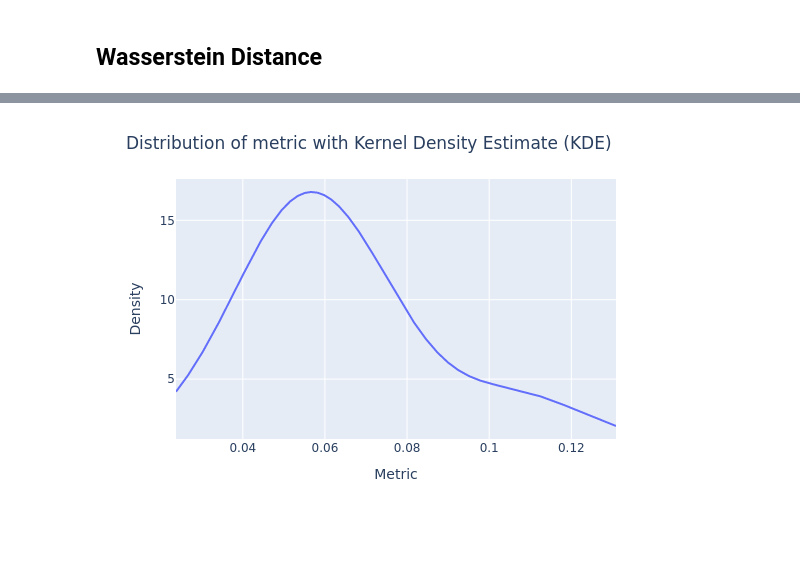
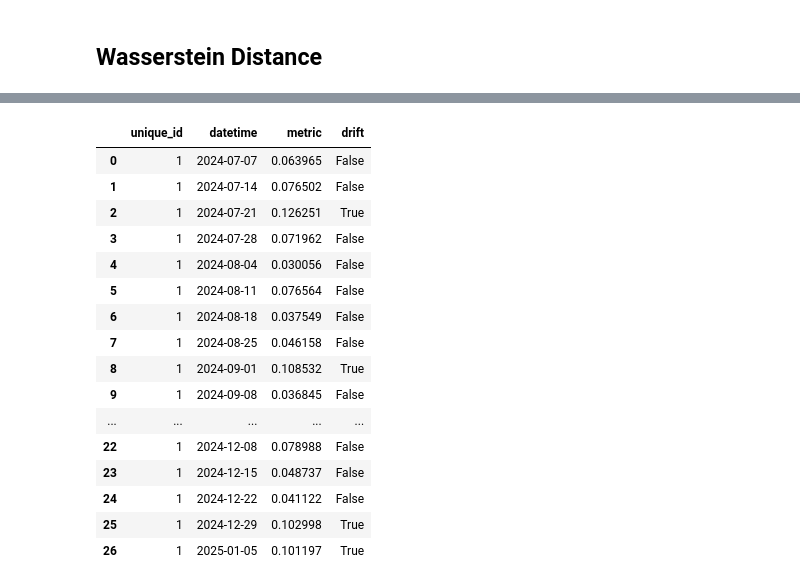
Before and after one commit to HeyLucasLeao/tinyshift, a Jupyter notebook: tinyshift/examples/tracker.ipynb, the cells around one changed output, grey strips where cells are left out. Cells and saved outputs as stored; diff of their text form; code cells hidden in the pictures; blank space fills up the shorter version.

```diff
--- a/tinyshift/examples/tracker.ipynb
+++ b/tinyshift/examples/tracker.ipynb
@@ -215,7 +204,23 @@ def percentile_threshold(data: pd.DataFrame):
+# %%
+ws = ConDrift(df_reference, func="ws", freq="W", drift_limit="auto", id_col="unique_id", target_col="feature_1", time_col="datetime")
 # %%
-df_grouped = df_reference.groupby(pd.Grouper(key="datetime", freq="W"))["feature_1"].apply(np.asarray)
-ws = ContinuousDriftTracker(df_grouped, func="ws", drift_limit="auto", confidence_interval=True, cumulative=True)
+df_grouped = df_test.groupby(pd.Grouper(key="datetime", freq="W"))["feature_1"].apply(np.asarray)
+ws.predict(df_test, id_col="unique_id", target_col="feature_1", time_col="datetime")
+# %% [output]
+|  | unique_id | datetime | metric | drift |
+| 0 | 1 | 2024-07-07 | 0.063965 | False |
+| 1 | 1 | 2024-07-14 | 0.076502 | False |
+| 2 | 1 | 2024-07-21 | 0.126251 | True |
+| 3 | 1 | 2024-07-28 | 0.071962 | False |
+| 4 | 1 | 2024-08-04 | 0.030056 | False |
+| 5 | 1 | 2024-08-11 | 0.076564 | False |
+| 6 | 1 | 2024-08-18 | 0.037549 | False |
+| 7 | 1 | 2024-08-25 | 0.046158 | False |
+| 8 | 1 | 2024-09-01 | 0.108532 | True |
+| 9 | 1 | 2024-09-08 | 0.036845 | False |
+| ... | ... | ... | ... | ... |
+| 22 | 1 | 2024-12-08 | 0.078988 | False |
+| 23 | 1 | 2024-12-15 | 0.048737 | False |
+| 24 | 1 | 2024-12-22 | 0.041122 | False |
+| 25 | 1 | 2024-12-29 | 0.102998 | True |
+| 26 | 1 | 2025-01-05 | 0.101197 | True |
-# %%
-ws.plot.kde(fig_type="png")
-# %% [output]
-[figure, removed]
```
Also changed, not shown: parts of 53 cells of this notebook, 2 other files.
